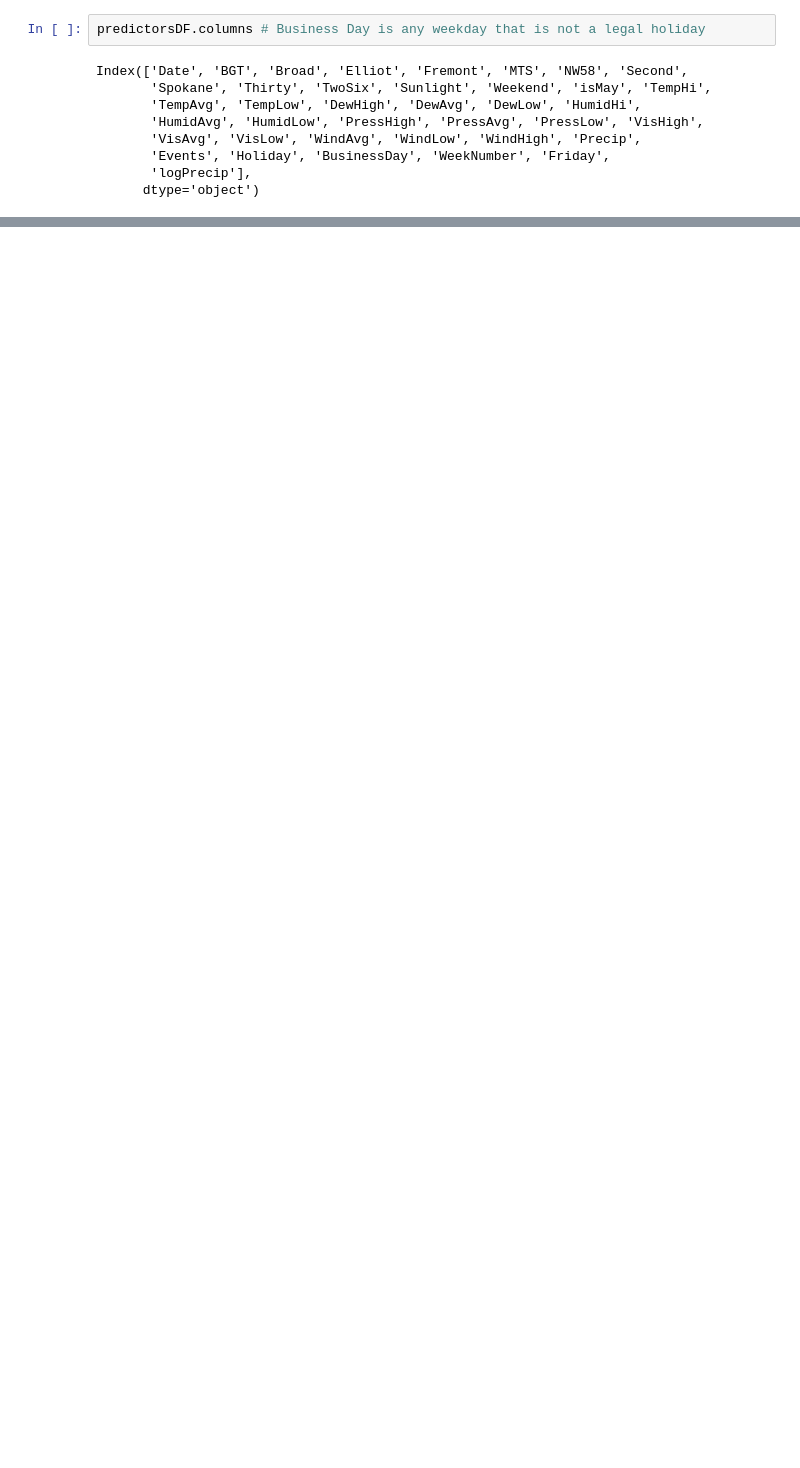
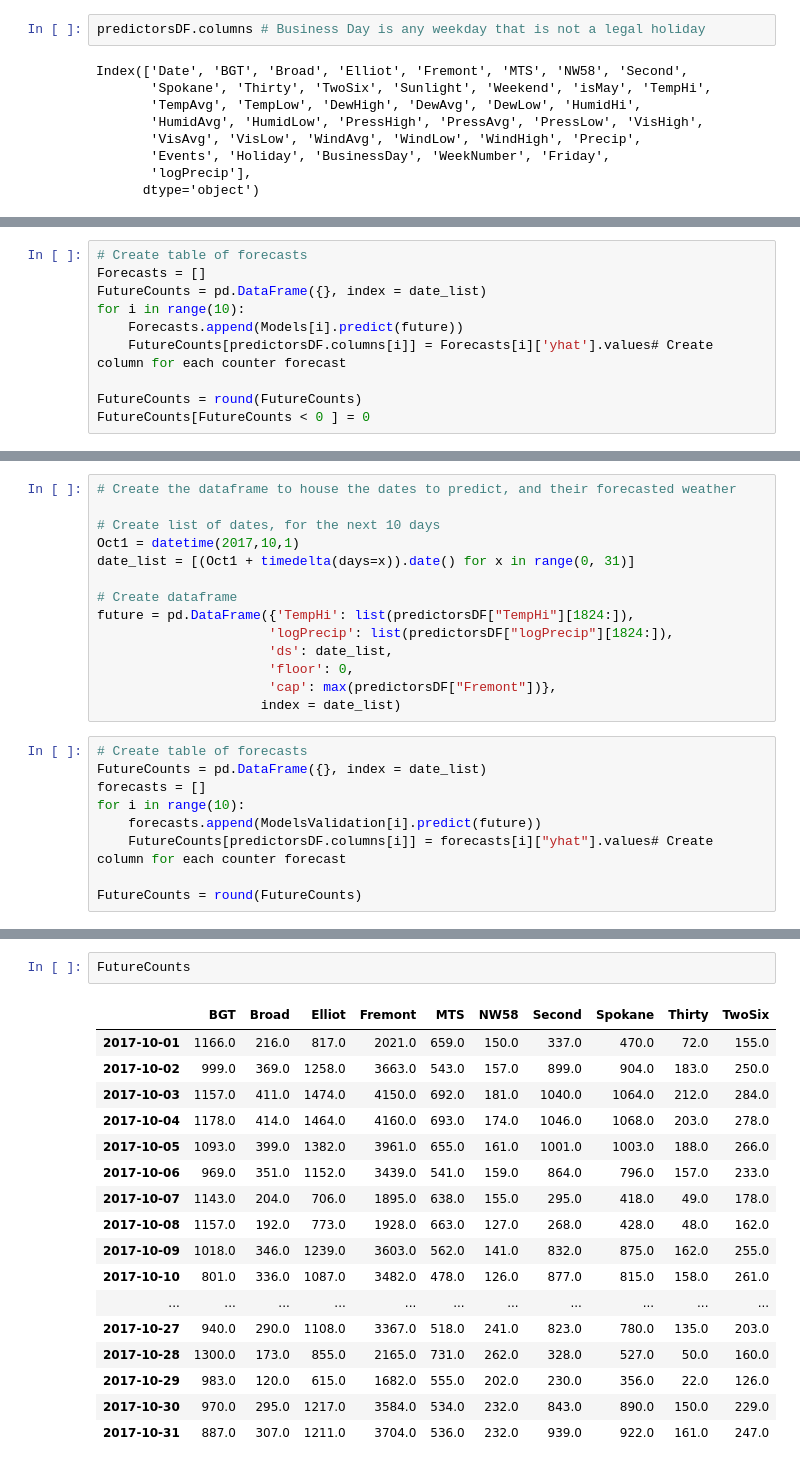
Before and after one commit to cspitmit03/data602-finalproject, a Jupyter notebook: Predict.ipynb, the cells around one changed output, grey strips where cells are left out. Saved outputs shown, nothing was run; the diff lists cells and outputs as text; blank space fills up the shorter version.

```diff
--- a/Predict.ipynb
+++ b/Predict.ipynb
@@ -433,0 +239,10 @@ Grab 10 day weather forecast
+# %%
+# Create table of forecasts
+Forecasts = []
+FutureCounts = pd.DataFrame({}, index = date_list)
+for i in range(10):
+    Forecasts.append(Models[i].predict(future))
+    FutureCounts[predictorsDF.columns[i]] = Forecasts[i]['yhat'].values# Create column for each counter forecast
+
+FutureCounts = round(FutureCounts)
+FutureCounts[FutureCounts < 0 ] = 0
@@ -433,0 +316,23 @@ Grab 10 day weather forecast
+# %%
+# Create the dataframe to house the dates to predict, and their forecasted weather
+
+# Create list of dates, for the next 10 days
+Oct1 = datetime(2017,10,1)
+date_list = [(Oct1 + timedelta(days=x)).date() for x in range(0, 31)]
+
+# Create dataframe
+future = pd.DataFrame({'TempHi': list(predictorsDF["TempHi"][1824:]),
+                      'logPrecip': list(predictorsDF["logPrecip"][1824:]),
+                      'ds': date_list,
+                      'floor': 0,
+                      'cap': max(predictorsDF["Fremont"])},
+                     index = date_list)
+# %%
+# Create table of forecasts
+FutureCounts = pd.DataFrame({}, index = date_list)
+forecasts = []
+for i in range(10):
+    forecasts.append(ModelsValidation[i].predict(future))
+    FutureCounts[predictorsDF.columns[i]] = forecasts[i]["yhat"].values# Create column for each counter forecast
+
+FutureCounts = round(FutureCounts)
@@ -433,0 +377,20 @@ Grab 10 day weather forecast
+# %%
+FutureCounts
+# %% [output]
+|  | BGT | Broad | Elliot | Fremont | MTS | NW58 | Second | Spokane | Thirty | TwoSix |
+| 2017-10-01 | 1166.0 | 216.0 | 817.0 | 2021.0 | 659.0 | 150.0 | 337.0 | 470.0 | 72.0 | 155.0 |
+| 2017-10-02 | 999.0 | 369.0 | 1258.0 | 3663.0 | 543.0 | 157.0 | 899.0 | 904.0 | 183.0 | 250.0 |
+| 2017-10-03 | 1157.0 | 411.0 | 1474.0 | 4150.0 | 692.0 | 181.0 | 1040.0 | 1064.0 | 212.0 | 284.0 |
+| 2017-10-04 | 1178.0 | 414.0 | 1464.0 | 4160.0 | 693.0 | 174.0 | 1046.0 | 1068.0 | 203.0 | 278.0 |
+| 2017-10-05 | 1093.0 | 399.0 | 1382.0 | 3961.0 | 655.0 | 161.0 | 1001.0 | 1003.0 | 188.0 | 266.0 |
+| 2017-10-06 | 969.0 | 351.0 | 1152.0 | 3439.0 | 541.0 | 159.0 | 864.0 | 796.0 | 157.0 | 233.0 |
+| 2017-10-07 | 1143.0 | 204.0 | 706.0 | 1895.0 | 638.0 | 155.0 | 295.0 | 418.0 | 49.0 | 178.0 |
+| 2017-10-08 | 1157.0 | 192.0 | 773.0 | 1928.0 | 663.0 | 127.0 | 268.0 | 428.0 | 48.0 | 162.0 |
+| 2017-10-09 | 1018.0 | 346.0 | 1239.0 | 3603.0 | 562.0 | 141.0 | 832.0 | 875.0 | 162.0 | 255.0 |
+| 2017-10-10 | 801.0 | 336.0 | 1087.0 | 3482.0 | 478.0 | 126.0 | 877.0 | 815.0 | 158.0 | 261.0 |
+| ... | ... | ... | ... | ... | ... | ... | ... | ... | ... | ... |
+| 2017-10-27 | 940.0 | 290.0 | 1108.0 | 3367.0 | 518.0 | 241.0 | 823.0 | 780.0 | 135.0 | 203.0 |
+| 2017-10-28 | 1300.0 | 173.0 | 855.0 | 2165.0 | 731.0 | 262.0 | 328.0 | 527.0 | 50.0 | 160.0 |
+| 2017-10-29 | 983.0 | 120.0 | 615.0 | 1682.0 | 555.0 | 202.0 | 230.0 | 356.0 | 22.0 | 126.0 |
+| 2017-10-30 | 970.0 | 295.0 | 1217.0 | 3584.0 | 534.0 | 232.0 | 843.0 | 890.0 | 150.0 | 229.0 |
+| 2017-10-31 | 887.0 | 307.0 | 1211.0 | 3704.0 | 536.0 | 232.0 | 939.0 | 922.0 | 161.0 | 247.0 |
```
Also changed, not shown: parts of 49 cells of this notebook, 4 other files.
